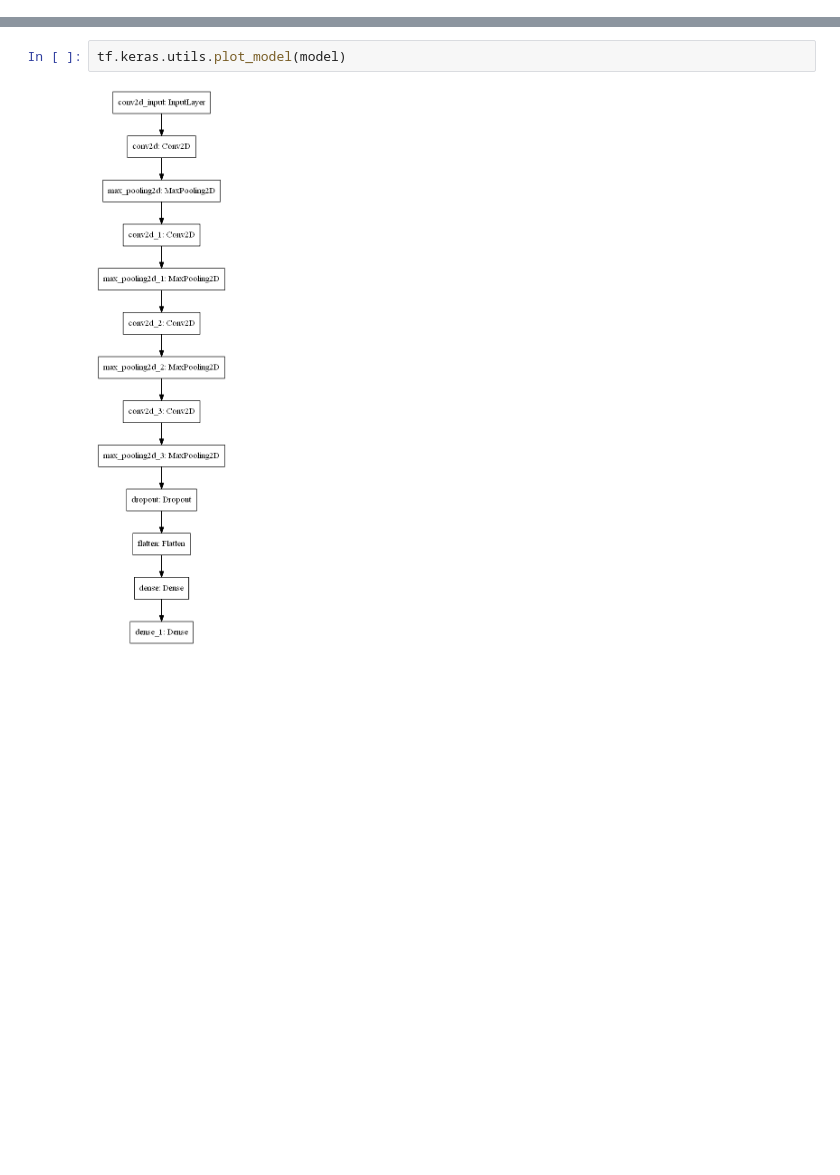
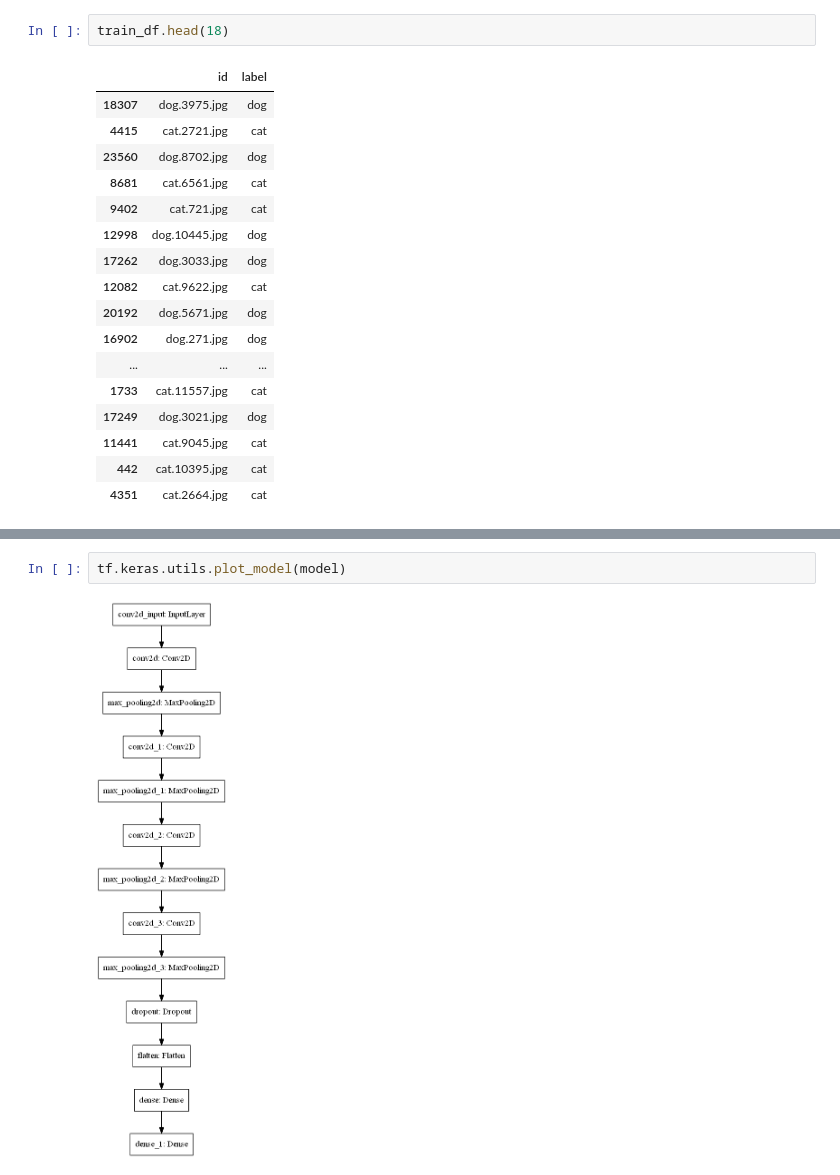
Before and after one commit to edco29/detectorPets, a Jupyter notebook: Perro_o_Gato_train.ipynb, the cells around one changed output, grey strips where cells are left out. Saved outputs shown, nothing was run; the diff lists cells and outputs as text; blank space fills up the shorter version.

```diff
--- a/Perro_o_Gato_train.ipynb
+++ b/Perro_o_Gato_train.ipynb
@@ -89,4 +87,24 @@ Number of test images: 12500
 Found 20000 validated image filenames belonging to 2 classes.
 Found 5000 validated image filenames belonging to 2 classes.
+# %%
+train_df.head(18)
+# %% [output]
+|  | id | label |
+| 18307 | dog.3975.jpg | dog |
+| 4415 | cat.2721.jpg | cat |
+| 23560 | dog.8702.jpg | dog |
+| 8681 | cat.6561.jpg | cat |
+| 9402 | cat.721.jpg | cat |
+| 12998 | dog.10445.jpg | dog |
+| 17262 | dog.3033.jpg | dog |
+| 12082 | cat.9622.jpg | cat |
+| 20192 | dog.5671.jpg | dog |
+| 16902 | dog.271.jpg | dog |
+| ... | ... | ... |
+| 1733 | cat.11557.jpg | cat |
+| 17249 | dog.3021.jpg | dog |
+| 11441 | cat.9045.jpg | cat |
+| 442 | cat.10395.jpg | cat |
+| 4351 | cat.2664.jpg | cat |
 # %%
 model = tf.keras.models.Sequential([
```
Also changed, not shown: parts of 11 cells of this notebook.
